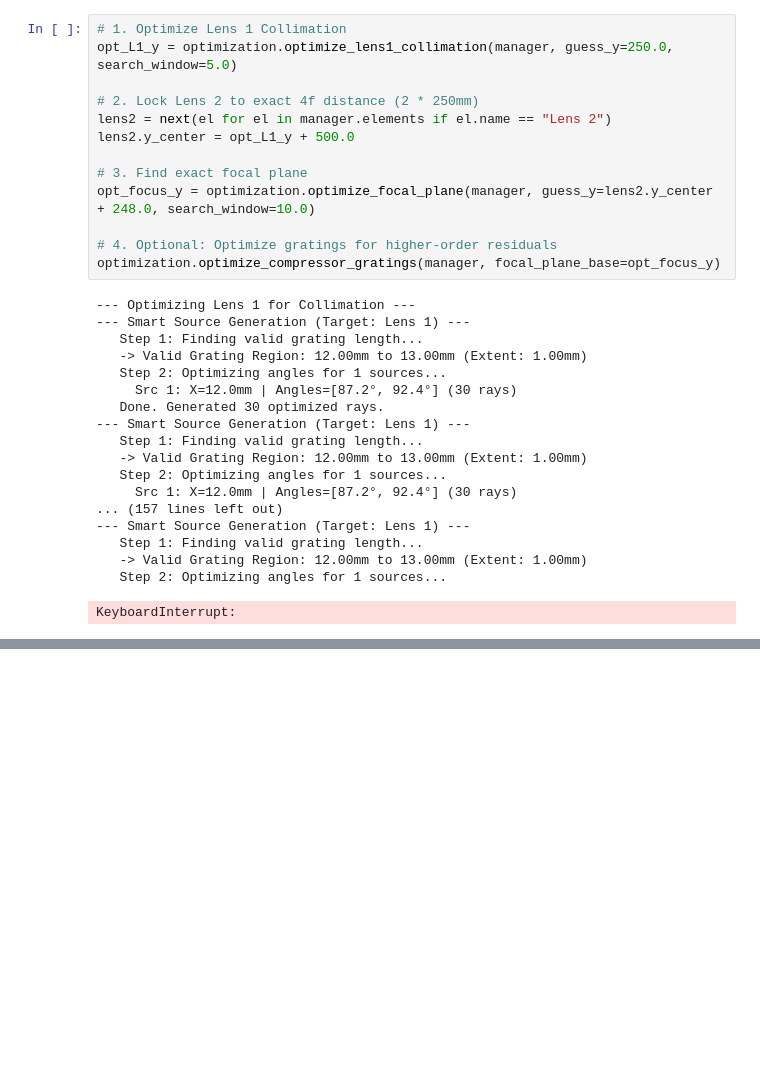
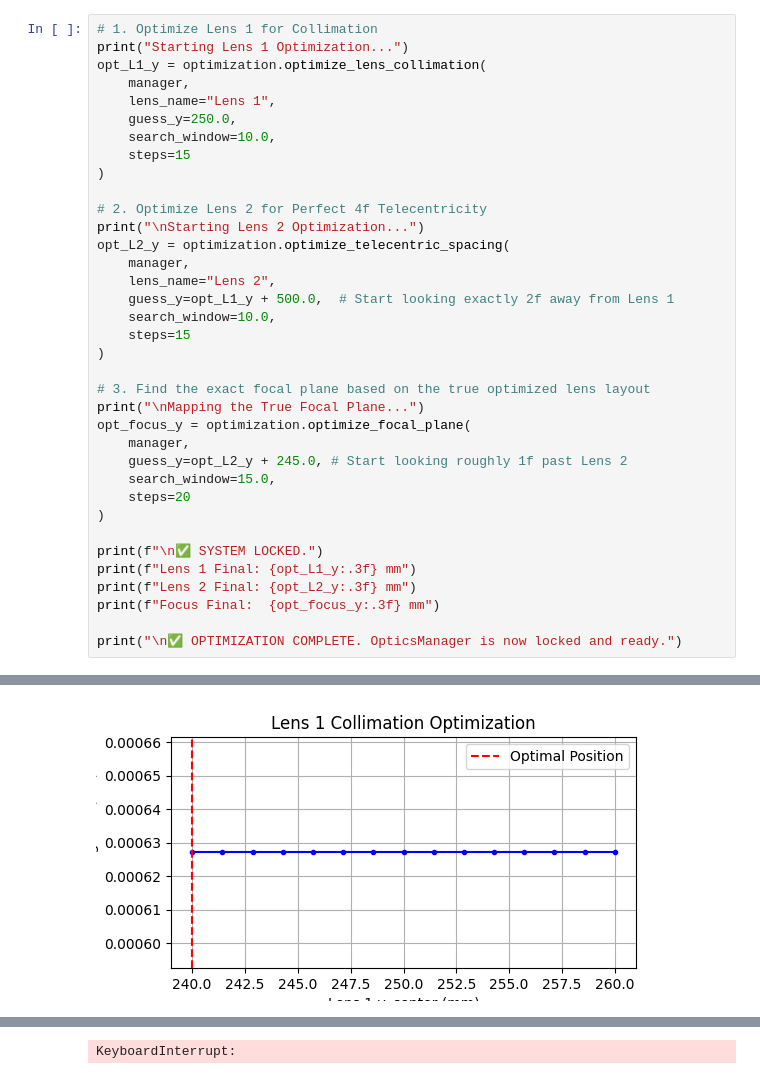
Before and after one commit to rrudzinsky/CODE-VI, a Jupyter notebook: optical_bench.ipynb, the cells around one changed output, grey strips where cells are left out. Saved outputs shown, nothing was run; the diff lists cells and outputs as text; blank space fills up the shorter version.

```diff
--- a/optical_bench.ipynb
+++ b/optical_bench.ipynb
@@ -62,35 +54,40 @@ manager.add_element(lens1)
 manager.add_element(lens2)
 manager.add_element(grating1)
 manager.add_element(grating2)
-# %%
-# 1. Optimize Lens 1 Collimation
-opt_L1_y = optimization.optimize_lens1_collimation(manager, guess_y=250.0, search_window=5.0)
-
-# 2. Lock Lens 2 to exact 4f distance (2 * 250mm)
-lens2 = next(el for el in manager.elements if el.name == "Lens 2")
-lens2.y_center = opt_L1_y + 500.0
-
-# 3. Find exact focal plane
-opt_focus_y = optimization.optimize_focal_plane(manager, guess_y=lens2.y_center + 248.0, search_window=10.0)
-
-# 4. Optional: Optimize gratings for higher-order residuals
-optimization.optimize_compressor_gratings(manager, focal_plane_base=opt_focus_y)
-# %% [output]
---- Optimizing Lens 1 for Collimation ---
---- Smart Source Generation (Target: Lens 1) ---
-   Step 1: Finding valid grating length...
-   -> Valid Grating Region: 12.00mm to 13.00mm (Extent: 1.00mm)
-   Step 2: Optimizing angles for 1 sources...
-     Src 1: X=12.0mm | Angles=[87.2°, 92.4°] (30 rays)
-   Done. Generated 30 optimized rays.
---- Smart Source Generation (Target: Lens 1) ---
-   Step 1: Finding valid grating length...
-   -> Valid Grating Region: 12.00mm to 13.00mm (Extent: 1.00mm)
-   Step 2: Optimizing angles for 1 sources...
-     Src 1: X=12.0mm | Angles=[87.2°, 92.4°] (30 rays)
-... (157 lines left out)
---- Smart Source Generation (Target: Lens 1) ---
-   Step 1: Finding valid grating length...
-   -> Valid Grating Region: 12.00mm to 13.00mm (Extent: 1.00mm)
-   Step 2: Optimizing angles for 1 sources...
-KeyboardInterrupt:
+# %%
+# 1. Optimize Lens 1 for Collimation
+print("Starting Lens 1 Optimization...")
+opt_L1_y = optimization.optimize_lens_collimation(
+    manager,
+    lens_name="Lens 1",
+    guess_y=250.0,
+    search_window=10.0,
+    steps=15
+)
+
+# 2. Optimize Lens 2 for Perfect 4f Telecentricity
+print("\nStarting Lens 2 Optimization...")
+opt_L2_y = optimization.optimize_telecentric_spacing(
+    manager,
+    lens_name="Lens 2",
+    guess_y=opt_L1_y + 500.0,  # Start looking exactly 2f away from Lens 1
+    search_window=10.0,
+    steps=15
+)
+
+# 3. Find the exact focal plane based on the true optimized lens layout
+print("\nMapping the True Focal Plane...")
+opt_focus_y = optimization.optimize_focal_plane(
+    manager,
+    guess_y=opt_L2_y + 245.0, # Start looking roughly 1f past Lens 2
+    search_window=15.0,
+    steps=20
+)
+
+print(f"\n✅ SYSTEM LOCKED.")
+print(f"Lens 1 Final: {opt_L1_y:.3f} mm")
+print(f"Lens 2 Final: {opt_L2_y:.3f} mm")
+print(f"Focus Final:  {opt_focus_y:.3f} mm")
+
+print("\n✅ OPTIMIZATION COMPLETE. OpticsManager is now locked and ready.")
+# %% [output]
@@ -96,0 +111 @@ KeyboardInterrupt:
+[figure, added]
@@ -97,3 +129,4 @@ KeyboardInterrupt:
+KeyboardInterrupt:
 # %%
 tracer = RayTracer(manager)
 
```
Also changed, not shown: parts of 3 cells of this notebook, 1 other file.
